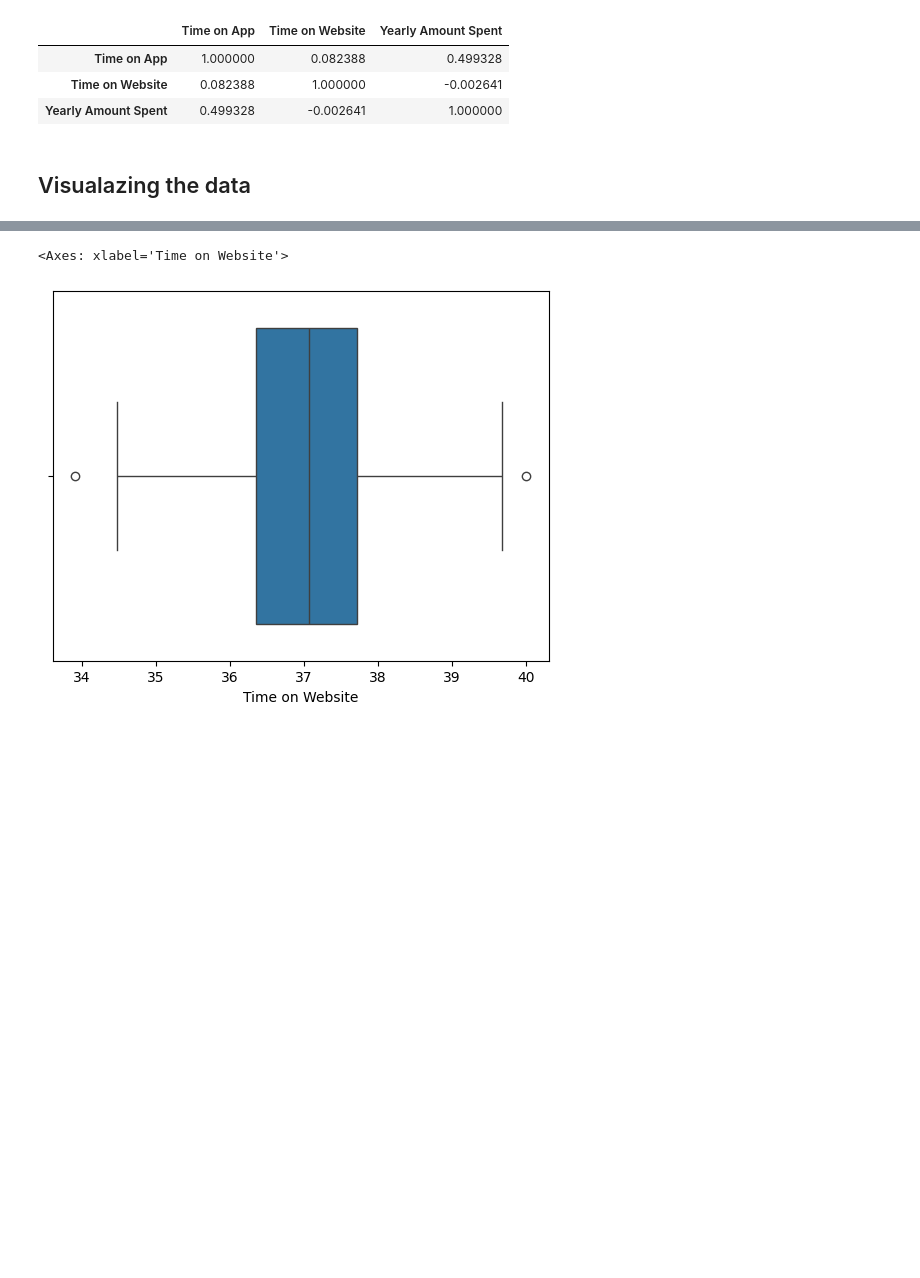
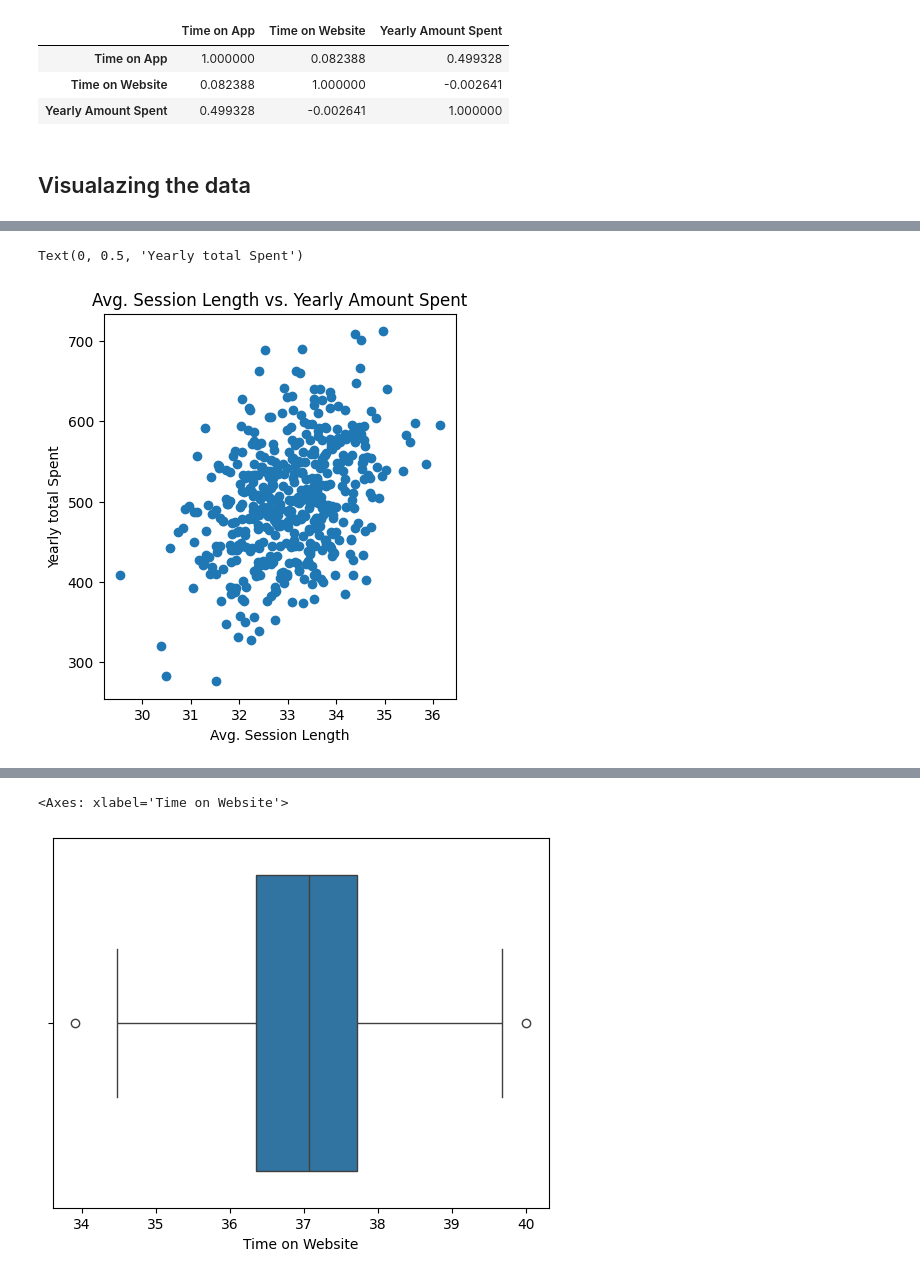
Before and after one commit to abrehamashebir/GO2COD_DS_01, a Jupyter notebook: notebook/ecomerce_eda.ipynb, the cells around one changed output, grey strips where cells are left out. Saved outputs shown, nothing was run; the diff lists cells and outputs as text; code cells hidden in the pictures; blank space fills up the shorter version.

```diff
--- a/notebook/ecomerce_eda.ipynb
+++ b/notebook/ecomerce_eda.ipynb
@@ -141,0 +169,10 @@ plt.show()
+# %%
+plt.figure(figsize=(10,5))
+plt.subplot(1,2,1)
+plt.scatter(df['Avg. Session Length'], df['Yearly Amount Spent'])
+plt.title('Avg. Session Length vs. Yearly Amount Spent')
+plt.xlabel('Avg. Session Length')
+plt.ylabel('Yearly total Spent')
+# %% [output]
+Text(0, 0.5, 'Yearly total Spent')
+[figure, added]
```
Also changed, not shown: parts of 6 cells of this notebook.
